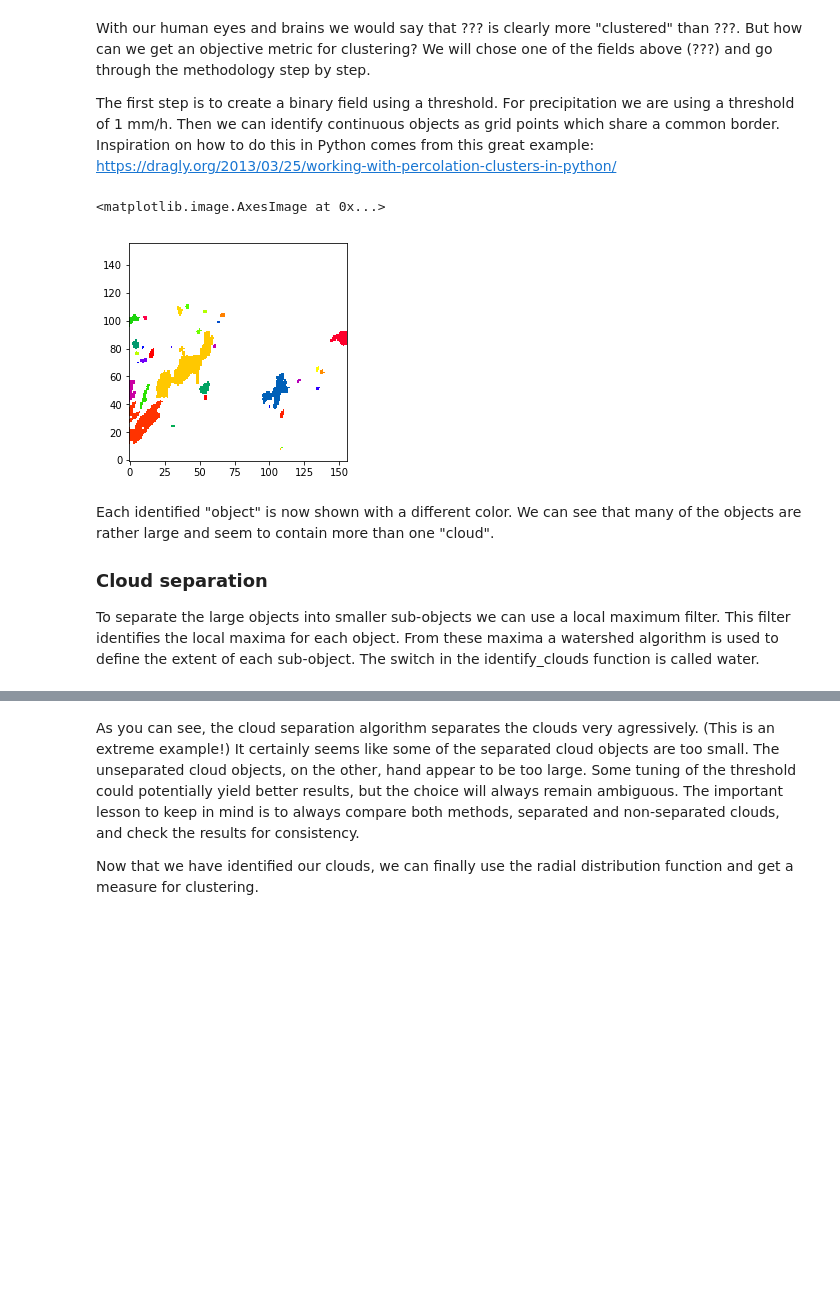
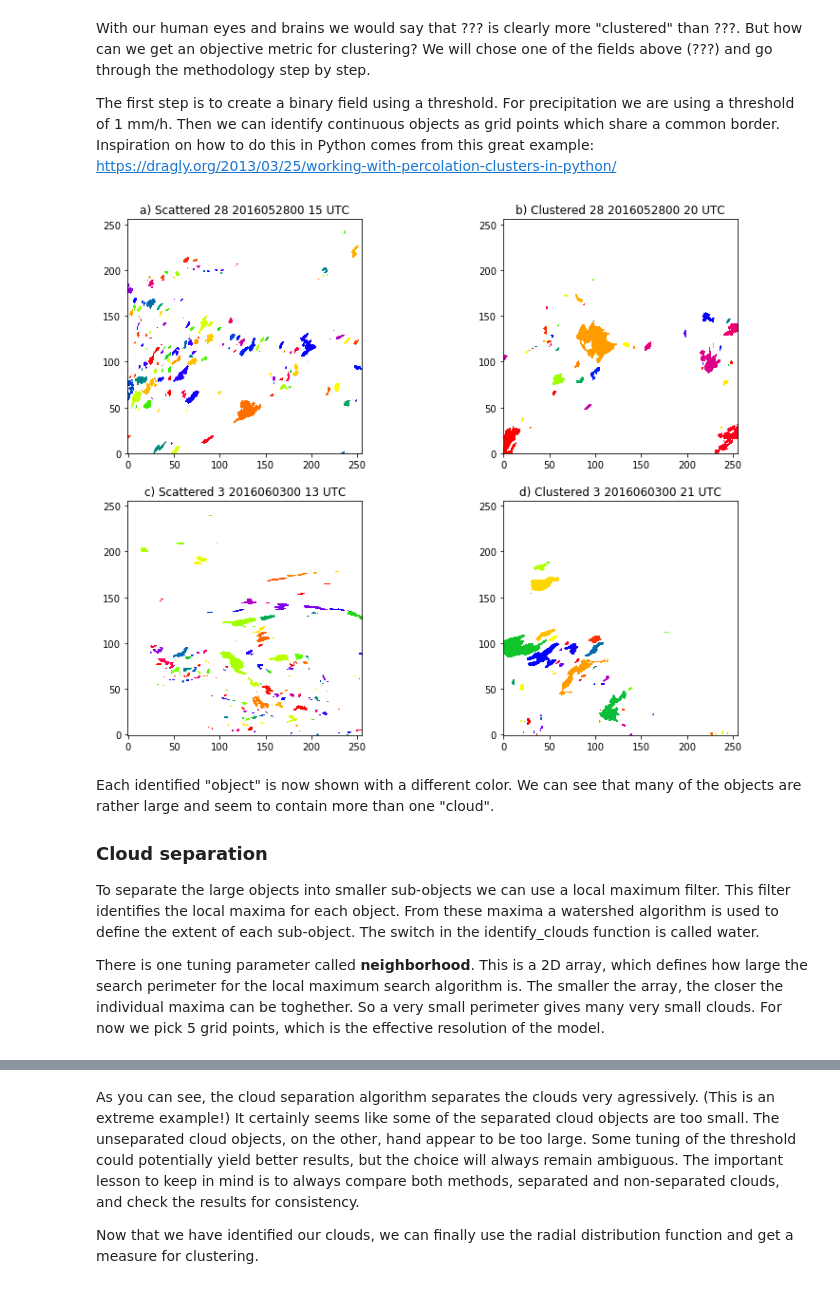
Before and after one commit to raspstephan/convective_variability_analysis, a Jupyter notebook: jupyter_notebooks/clustering_rdf.ipynb, the cells around one changed output, grey strips where cells are left out. Cells and saved outputs as stored; diff of their text form; code cells hidden in the pictures; blank space fills up the shorter version.

```diff
--- a/jupyter_notebooks/clustering_rdf.ipynb
+++ b/jupyter_notebooks/clustering_rdf.ipynb
@@ -25,20 +25,22 @@ import matplotlib.pyplot as plt
 import numpy as np
 from cosmo_utils.pyncdf import getfobj_ncdf   # This is a module developed specifically for COSMO output
 
-plims = (100, -101, 100, -101)   # Limits for plotting area
-dates = ['2016052800', '2016060600']
-times = [18, 14]
-fig, axarr = plt.subplots(1, 2, figsize = (13, 4))
+# Pick 4 examples
+plims = (50, -51, 50, -51)   # Limits for plotting area
+dates = ['2016052800', '2016052800', '2016060300', '2016060300']
+times = [15, 20, 13, 21]
+tags = ['a) Scattered 28', 'b) Clustered 28', 'c) Scattered 3', 'd) Clustered 3']
+fig, axmat = plt.subplots(2, 2, figsize = (13, 10))
 cm_prec = plt.cm.cool
 cm_prec.set_under(color = 'white')
 prec_fields = []
-for d, t, ax in zip(dates, times, axarr):
+for d, t, tag, ax in zip(dates, times, tags, np.ravel(axmat)):
     fn = ('/project/meteo/scratch-old/users/stephan.rasp/convective_variability_data/raw_data/' +
           d + '/deout_ceu_pspens/det/OUTPUT/lfff00' + str(t).zfill(2) + '0000.nc_30m_surf')
     prec_field = getfobj_ncdf(fn, 'PREC_ACCUM').data
     prec_fields.append(prec_field)
     im = ax.imshow(prec_field[plims[0]:plims[1], plims[2]:plims[3]], cmap=cm_prec, origin='lower', vmin=1)
-    ax.set_title(d + ' ' + str(t).zfill(2) + ' UTC')
+    ax.set_title(tag + ' ' + d + ' ' + str(t).zfill(2) + ' UTC')
 fig.colorbar(im, shrink = 0.6)
 plt.tight_layout()
 # %% [output]
@@ -50,22 +54,25 @@ The first step is to create a binary field using a threshold. For precipitation
 # %%
 import helpers
 
 threshold = 1.
 labels_list = []
-for pr in prec_fields:
-    labels_list.append(helpers.identify_clouds(pr, threshold, water=False)[0])
-
+fig, axmat = plt.subplots(2, 2, figsize = (13, 10))
 cm_prism = plt.cm.prism
 cm_prism.set_under(color = 'white')
-plt.imshow(labels_list[0][plims[0]:plims[1], plims[2]:plims[3]], cmap=cm_prism, origin='lower', vmin = 1)
+for pr, d, t, tag, ax in zip(prec_fields, dates, times, tags, np.ravel(axmat)):
+    labels = helpers.identify_clouds(pr, threshold, water=False)[0]
+    labels_list.append(labels)
+    ax.imshow(labels[plims[0]:plims[1], plims[2]:plims[3]], cmap=cm_prism, origin='lower', vmin = 1)
+    ax.set_title(tag + ' ' + d + ' ' + str(t).zfill(2) + ' UTC')
 # %% [output]
-<matplotlib.image.AxesImage at 0x...>
-[figure, old version]
+[figure, new version]
 # %% [markdown]
 Each identified "object" is now shown with a different color. We can see that many of the objects are rather large and seem to contain more than one "cloud".
 
 ### Cloud separation
 To separate the large objects into smaller sub-objects we can use a local maximum filter. This filter identifies the local maxima for each object. From these maxima a watershed algorithm is used to define the extent of each sub-object. The switch in the identify_clouds function is called water.
+
+There is one tuning parameter called **neighborhood**. This is a 2D array, which defines how large the search perimeter for the local maximum search algorithm is. The smaller the array, the closer the individual maxima can be toghether. So a very small perimeter gives many very small clouds. For now we pick 5 grid points, which is the effective resolution of the model.
 # %%
 neighborhood = np.ones((5,5))
 reload(helpers)
```
Also changed, not shown: parts of 6 cells of this notebook.
